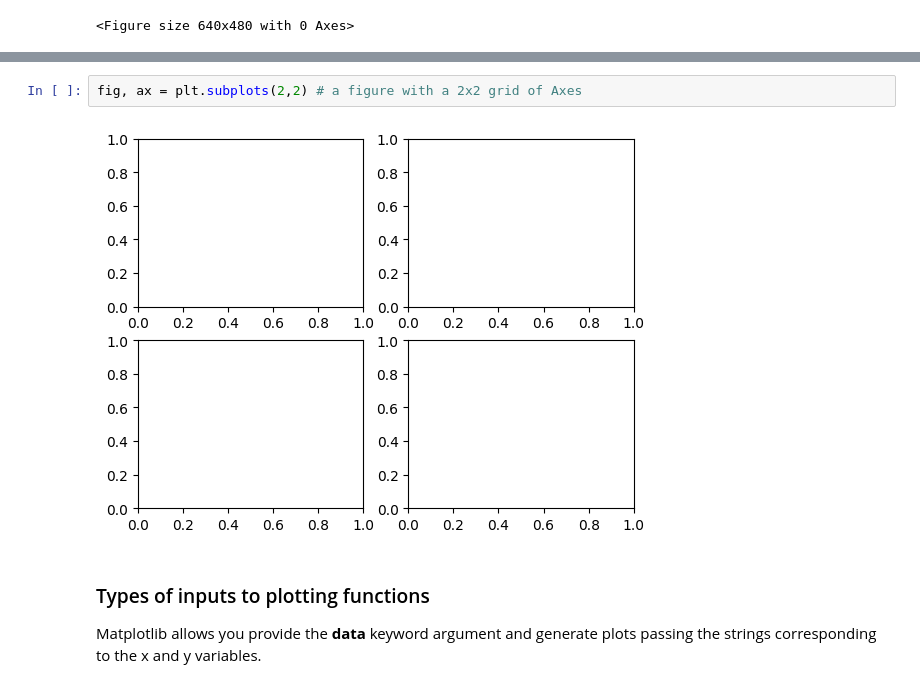
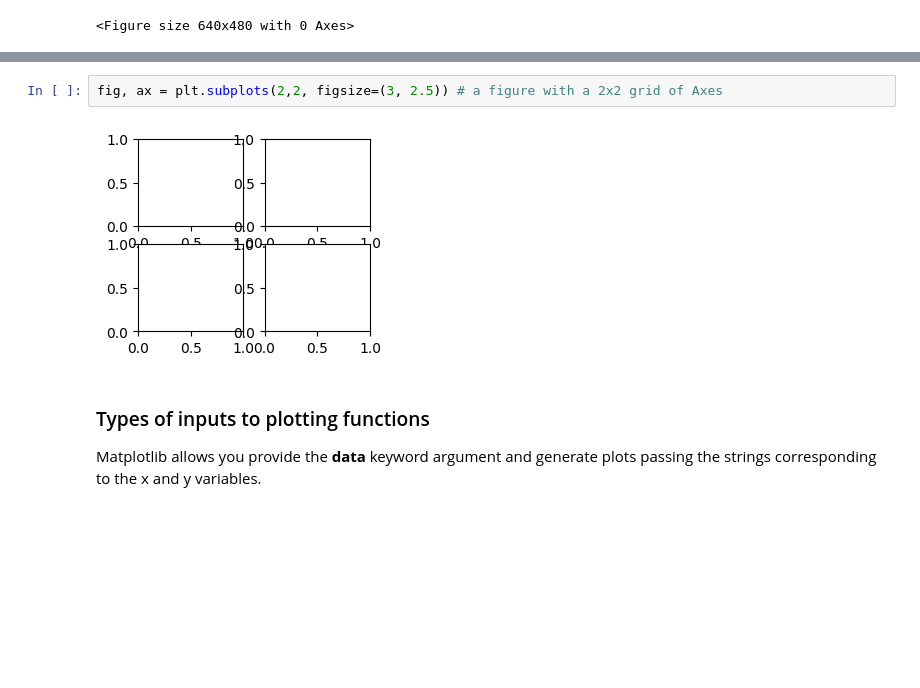
Before and after one commit to beatriz-gutierrez/basics_with_matplotlib, a Jupyter notebook: quick_start_guide.ipynb, the cells around one changed output, grey strips where cells are left out. Drawn from its saved outputs; the diff is of its cells as text; blank space fills up the shorter version.

```diff
--- a/quick_start_guide.ipynb
+++ b/quick_start_guide.ipynb
@@ -23,7 +23,7 @@ fig, ax = plt.subplots() # a figure with a single Axes
 # %%
-fig, ax = plt.subplots(2,2) # a figure with a 2x2 grid of Axes
+fig, ax = plt.subplots(2,2, figsize=(3, 2.5)) # a figure with a 2x2 grid of Axes
 # %% [output]
-[figure, old version]
+[figure, new version]
 # %% [markdown]
 ### Types of inputs to plotting functions
 
```
Also changed, not shown: parts of 17 cells of this notebook, 20 other files.
